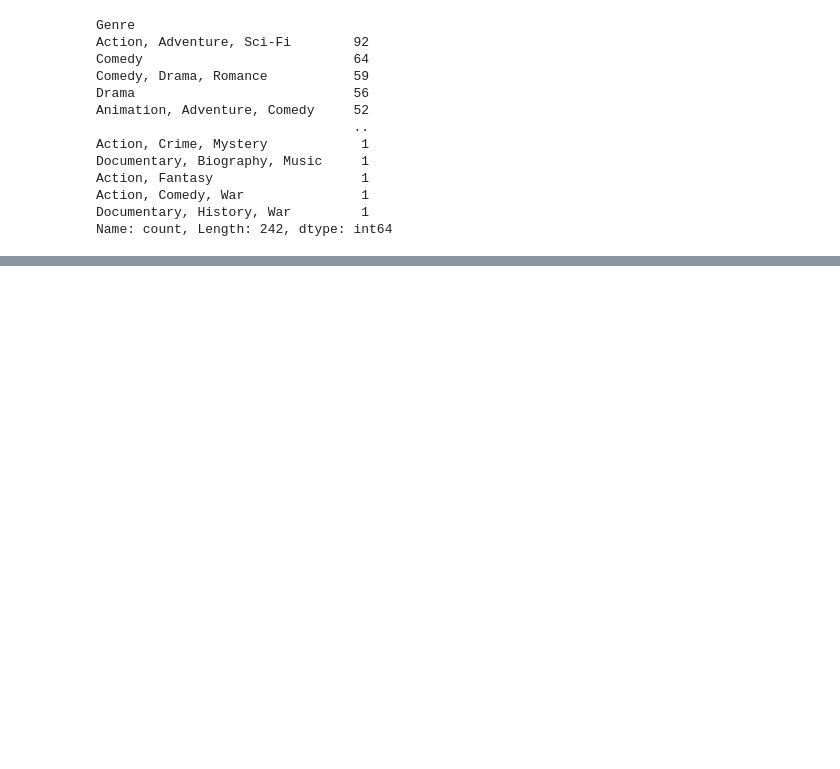
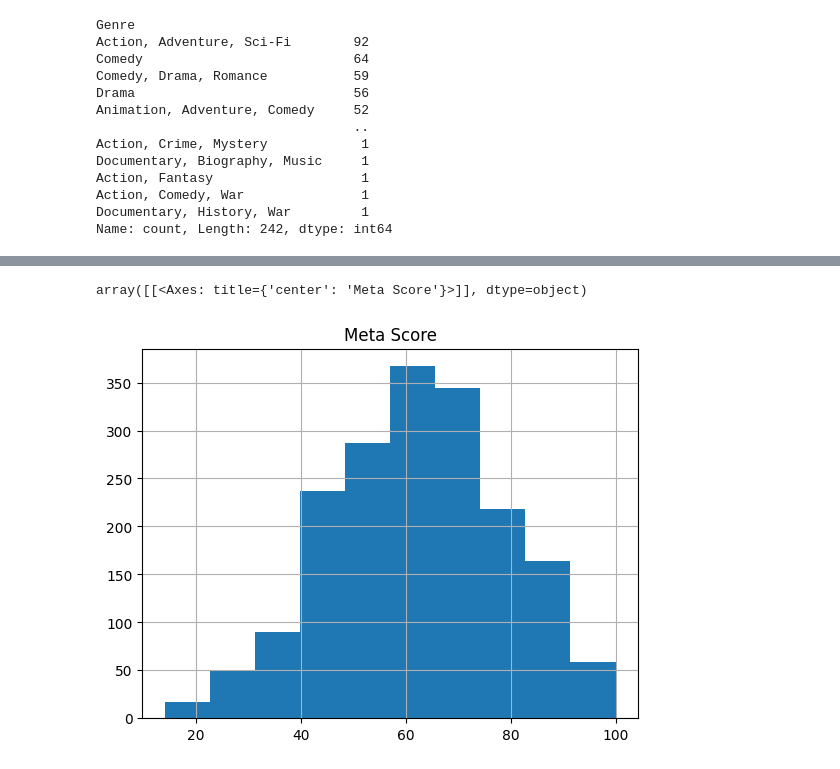
Before and after one commit to esthersaul/Python-Module-fork, a Jupyter notebook: Pandas homework.ipynb, the cells around one changed output, grey strips where cells are left out. Drawn from its saved outputs; the diff is of its cells as text; code cells hidden in the pictures; blank space fills up the shorter version.

```diff
--- a/Pandas homework.ipynb
+++ b/Pandas homework.ipynb
@@ -382,0 +475,5 @@ Name: count, Length: 242, dtype: int64
+# %%
+imdb.hist('Meta Score')
+# %% [output]
+array([[<Axes: title={'center': 'Meta Score'}>]], dtype=object)
+[figure, added]
```
Also changed, not shown: parts of 18 cells of this notebook, 2 other files.
